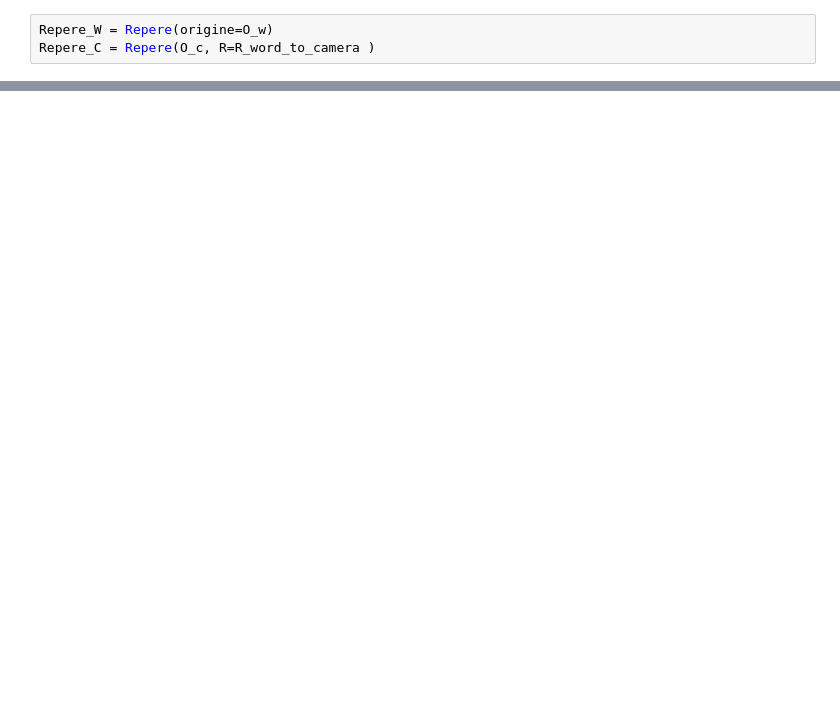
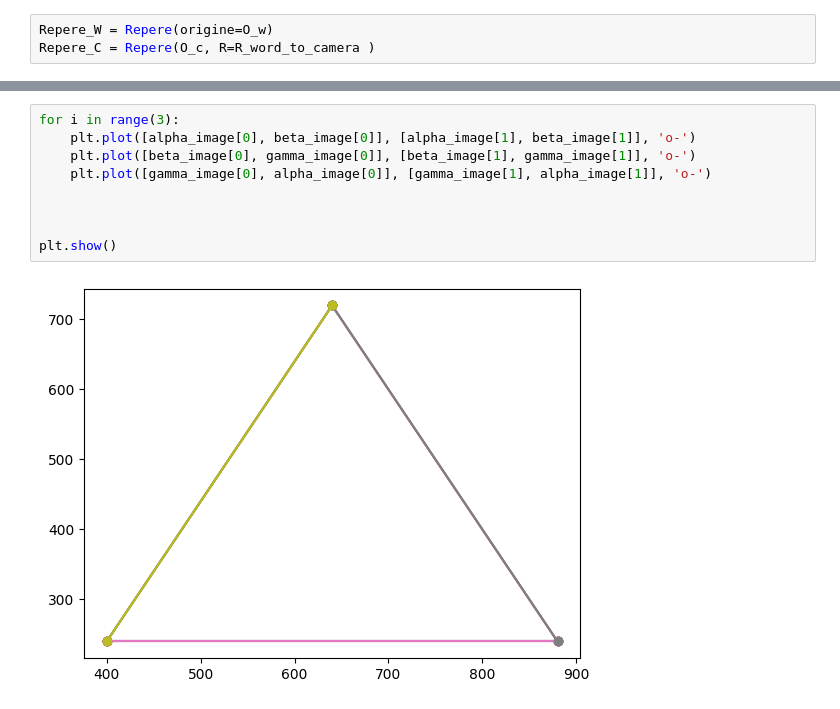
Before and after one commit to Justinamenngblogni/G-n-rateur_d-image_ENSIL, a Jupyter notebook: version_final_1.ipynb, the cells around one changed output, grey strips where cells are left out. Drawn from its saved outputs; the diff is of its cells as text; blank space fills up the shorter version.

```diff
--- a/version_final_1.ipynb
+++ b/version_final_1.ipynb
@@ -124,0 +202,11 @@ array([1783.,  823.])
+# %%
+for i in range(3):
+    plt.plot([alpha_image[0], beta_image[0]], [alpha_image[1], beta_image[1]], 'o-')
+    plt.plot([beta_image[0], gamma_image[0]], [beta_image[1], gamma_image[1]], 'o-')
+    plt.plot([gamma_image[0], alpha_image[0]], [gamma_image[1], alpha_image[1]], 'o-')
+
+
+
+plt.show()
+# %% [output]
+[figure, added]
```
Also changed, not shown: parts of 17 cells of this notebook, 4 other files.
